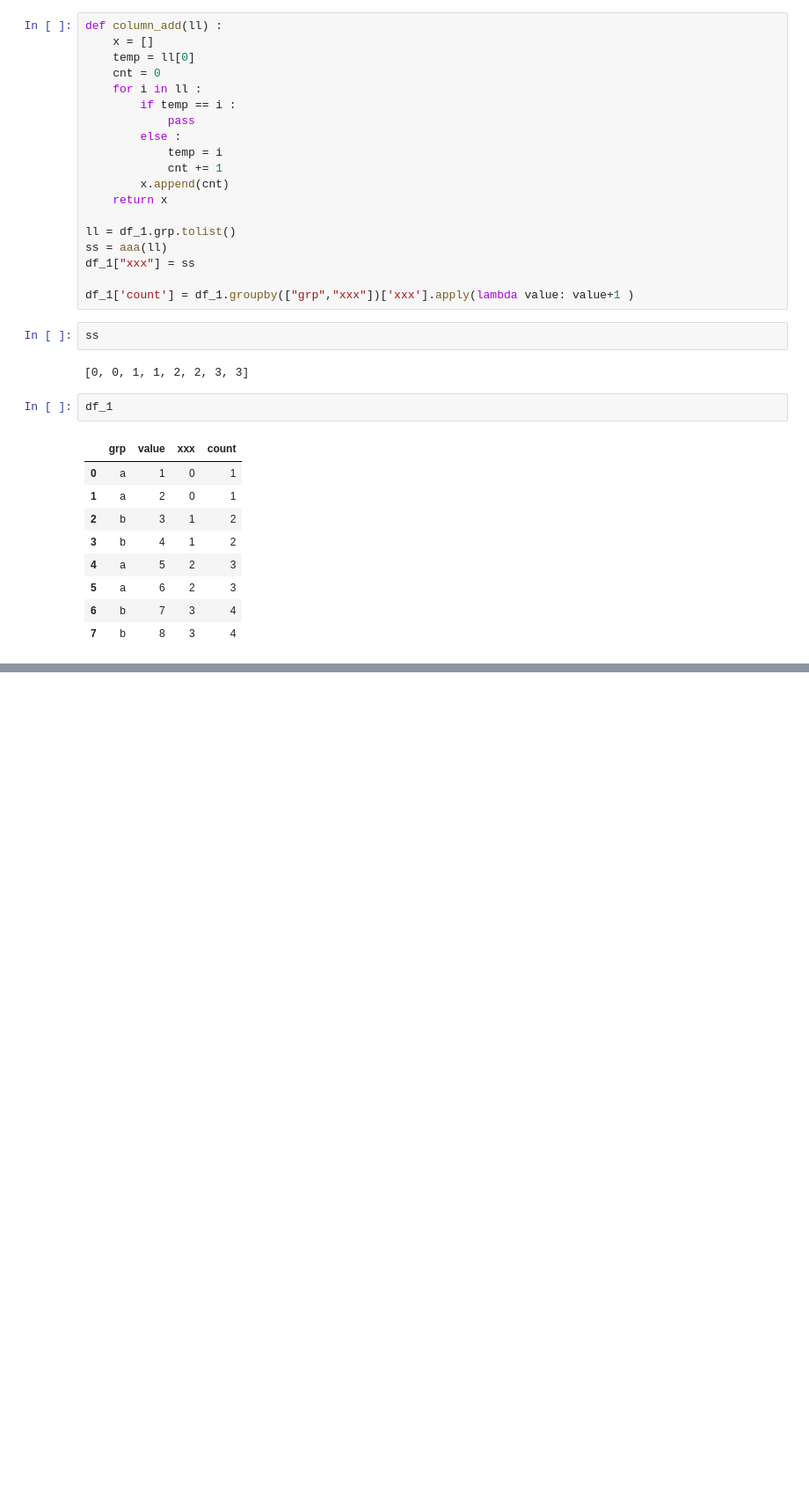
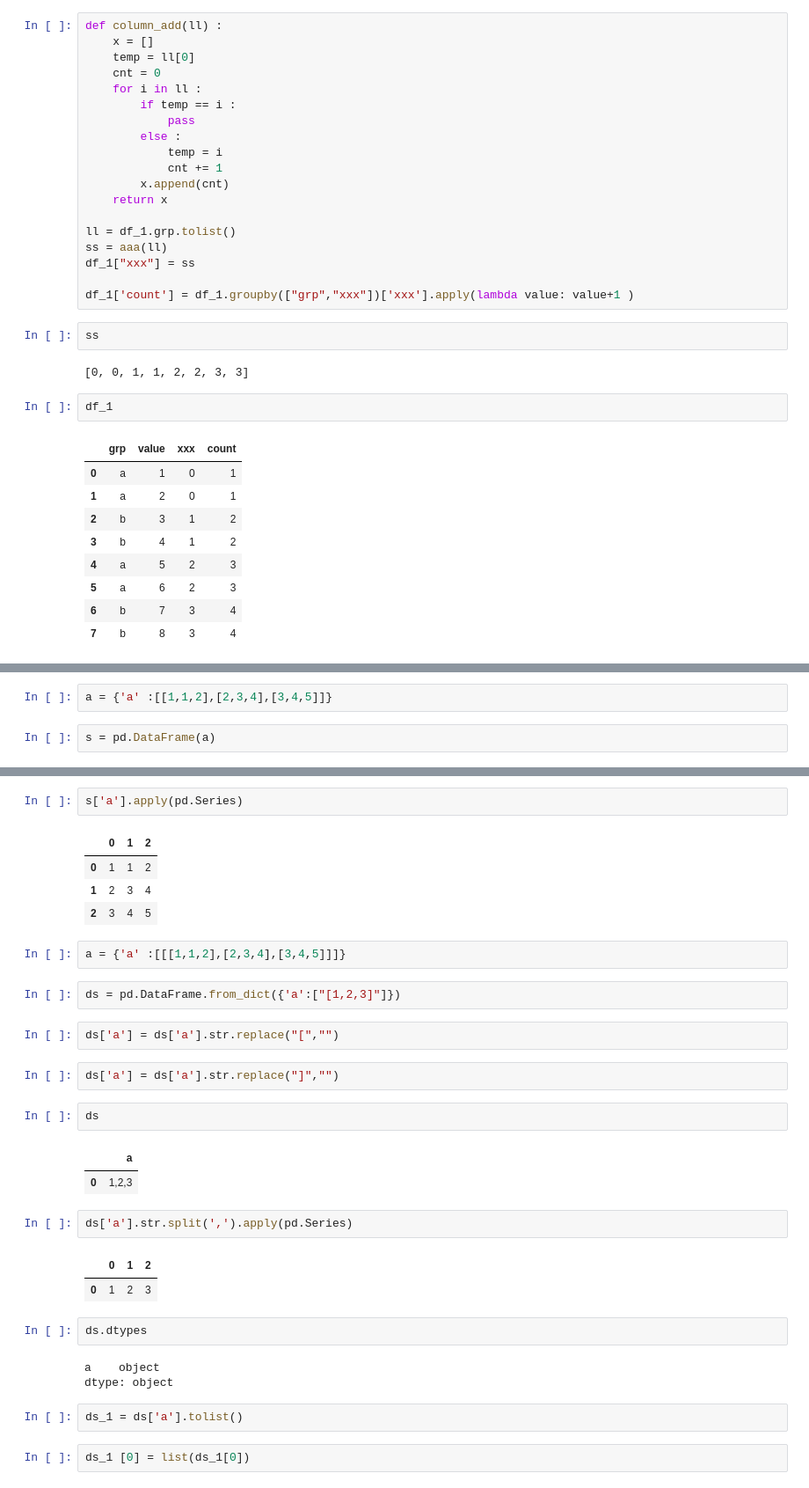
Before and after one commit to zerosum99/handinpython_study, a Jupyter notebook: Untitled1.ipynb, the cells around one changed output, grey strips where cells are left out. Shown at 88% size. Drawn from its saved outputs; the diff is of its cells as text; blank space fills up the shorter version.

```diff
--- a/Untitled1.ipynb
+++ b/Untitled1.ipynb
@@ -341,0 +366,4 @@ df_1
+# %%
+a = {'a' :[[1,1,2],[2,3,4],[3,4,5]]}
+# %%
+s = pd.DataFrame(a)
@@ -341,0 +377,34 @@ df_1
+# %%
+s['a'].apply(pd.Series)
+# %% [output]
+|  | 0 | 1 | 2 |
+| 0 | 1 | 1 | 2 |
+| 1 | 2 | 3 | 4 |
+| 2 | 3 | 4 | 5 |
+# %%
+a = {'a' :[[[1,1,2],[2,3,4],[3,4,5]]]}
+# %%
+ds = pd.DataFrame.from_dict({'a':["[1,2,3]"]})
+# %%
+ds['a'] = ds['a'].str.replace("[","")
+# %%
+ds['a'] = ds['a'].str.replace("]","")
+# %%
+ds
+# %% [output]
+|  | a |
+| 0 | 1,2,3 |
+# %%
+ds['a'].str.split(',').apply(pd.Series)
+# %% [output]
+|  | 0 | 1 | 2 |
+| 0 | 1 | 2 | 3 |
+# %%
+ds.dtypes
+# %% [output]
+a    object
+dtype: object
+# %%
+ds_1 = ds['a'].tolist()
+# %%
+ds_1 [0] = list(ds_1[0])
```
Also changed, not shown: parts of 8 cells of this notebook, 1 other file.
